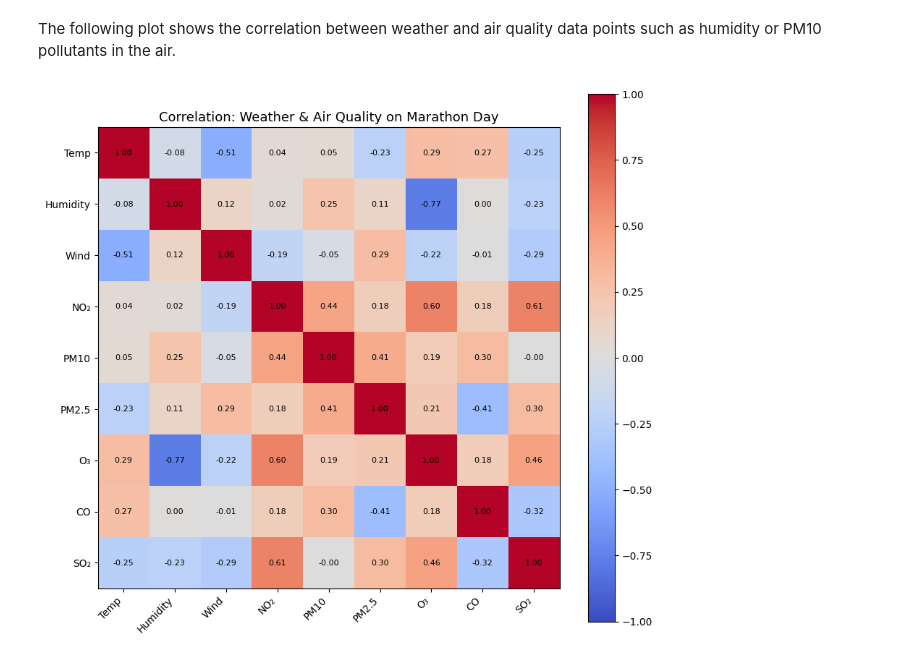
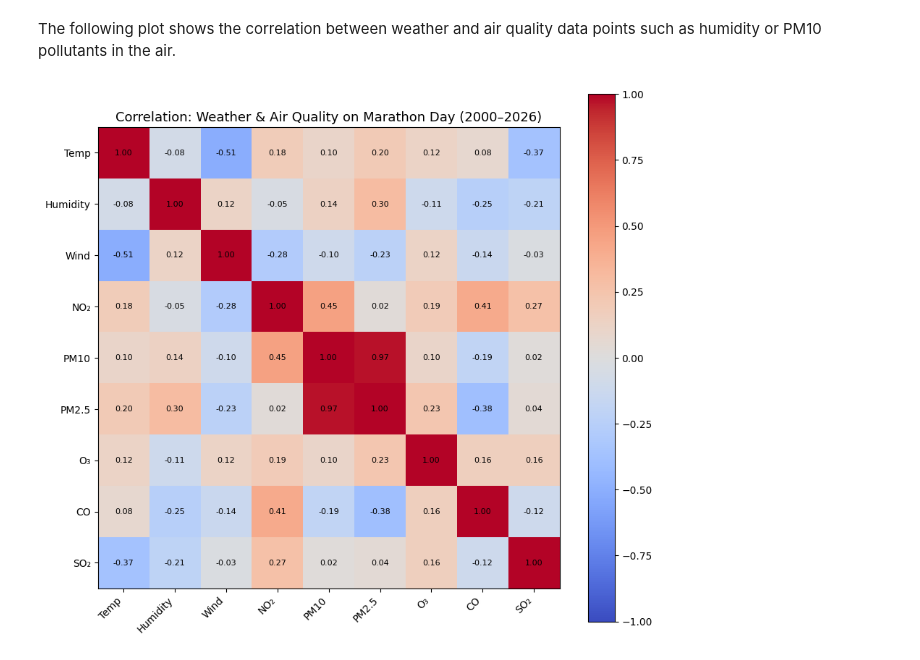
Before and after one commit to 4y1n/Bigdata_eng, a Jupyter notebook: luftquali.ipynb, the cells around one changed output. Drawn from its saved outputs; the diff is of its cells as text; code cells hidden in the pictures.

```diff
--- a/luftquali.ipynb
+++ b/luftquali.ipynb
@@ -268,25 +542,37 @@ plt.show()
 # %% [markdown]
 The following plot shows the correlation between weather and air quality data points such as humidity or PM10 pollutants in the air.
-# %%
-import matplotlib.colors as mcolors
-
-corr_cols = ["temp_c", "humidity", "wind_kph", "NO2", "pm10", "pm25", "O3", "CO", "SO2"]
-corr = df[corr_cols].corr()
-
-fig, ax = plt.subplots(figsize=(9, 8))
-im = ax.imshow(corr, cmap="coolwarm", vmin=-1, vmax=1)
-ax.set_xticks(range(len(corr_cols)))
-ax.set_yticks(range(len(corr_cols)))
-labels = ["Temp", "Humidity", "Wind", "NO₂", "PM10", "PM2.5", "O₃", "CO", "SO₂"]
-ax.set_xticklabels(labels, rotation=45, ha="right")
-ax.set_yticklabels(labels)
-for i in range(len(corr_cols)):
-    for j in range(len(corr_cols)):
-        ax.text(j, i, f"{corr.iloc[i, j]:.2f}", ha="center", va="center", fontsize=8)
-plt.colorbar(im)
-ax.set_title("Correlation: Weather & Air Quality on Marathon Day", fontsize=13)
-plt.tight_layout()
-plt.savefig("aq_correlation.png", dpi=150)
-plt.show()
-# %% [output]
-[figure, removed]
+# %%
+import matplotlib.colors as mcolors
+import matplotlib.pyplot as plt
+
+corr_cols = ["temp_c", "humidity", "wind_kph", "NO2", "PM10G", "PM25G", "O3", "CO", "SO2"]
+
+corr = df[corr_cols].corr(numeric_only=True)
+
+fig, ax = plt.subplots(figsize=(9, 8))
+im = ax.imshow(corr, cmap="coolwarm", vmin=-1, vmax=1)
+
+ax.set_xticks(range(len(corr_cols)))
+ax.set_yticks(range(len(corr_cols)))
+
+labels = ["Temp", "Humidity", "Wind", "NO₂", "PM10", "PM2.5", "O₃", "CO", "SO₂"]
+ax.set_xticklabels(labels, rotation=45, ha="right")
+ax.set_yticklabels(labels)
+
+
+for i in range(len(corr_cols)):
+    for j in range(len(corr_cols)):
+        val = corr.iloc[i, j]
+
+        text_val = f"{val:.2f}" if not pd.isna(val) else "NaN"
+        ax.text(j, i, text_val, ha="center", va="center", fontsize=8)
+
+plt.colorbar(im)
+ax.set_title("Correlation: Weather & Air Quality on Marathon Day (2000–2026)", fontsize=13)
+plt.tight_layout()
+
+
+plt.savefig("aq_correlation.png", dpi=150)
+plt.show()
+# %% [output]
+[figure, added]
```
Also changed, not shown: parts of 39 cells of this notebook.
